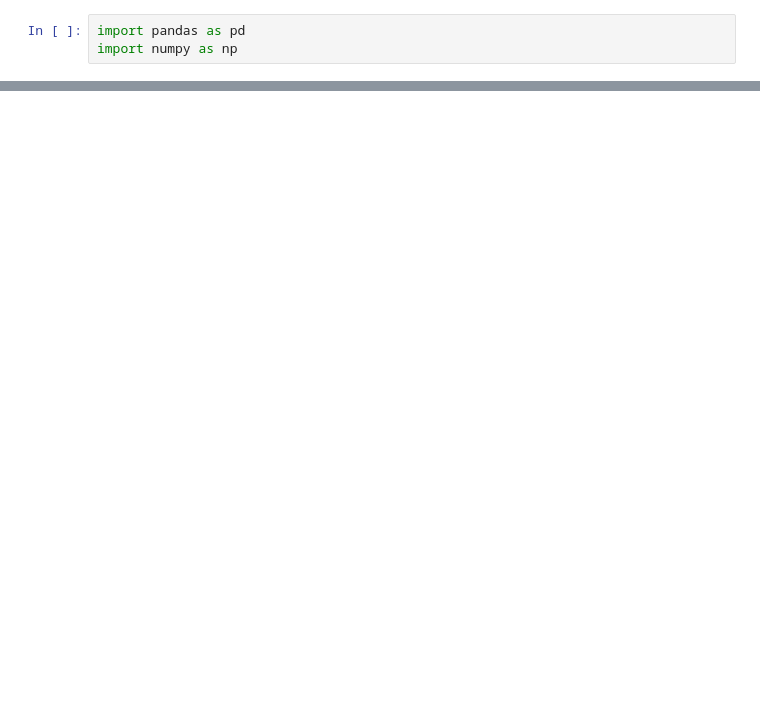
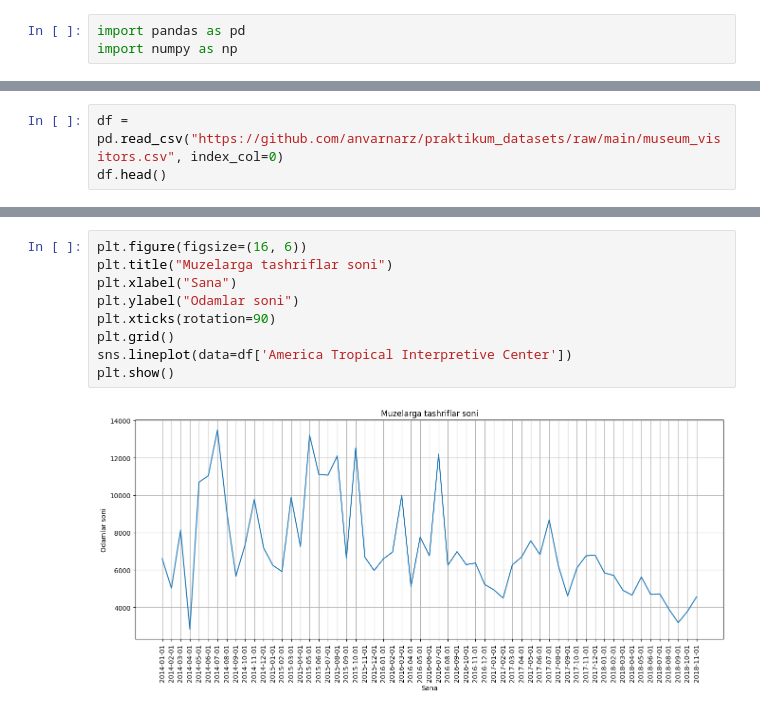
Before and after one commit to shakhzodbekbobobekov/data-science, a Jupyter notebook: work_place.ipynb, the cells around one changed output, grey strips where cells are left out. Cells and saved outputs as stored; diff of their text form; blank space fills up the shorter version.

```diff
--- a/work_place.ipynb
+++ b/work_place.ipynb
@@ -172,0 +159,3 @@ cursor.fetchall()
+# %%
+df = pd.read_csv("https://github.com/anvarnarz/praktikum_datasets/raw/main/museum_visitors.csv", index_col=0)
+df.head()
@@ -172,0 +175,11 @@ cursor.fetchall()
+# %%
+plt.figure(figsize=(16, 6))
+plt.title("Muzelarga tashriflar soni")
+plt.xlabel("Sana")
+plt.ylabel("Odamlar soni")
+plt.xticks(rotation=90)
+plt.grid()
+sns.lineplot(data=df['America Tropical Interpretive Center'])
+plt.show()
+# %% [output]
+[figure, added]
```
Also changed, not shown: parts of 34 cells of this notebook.
